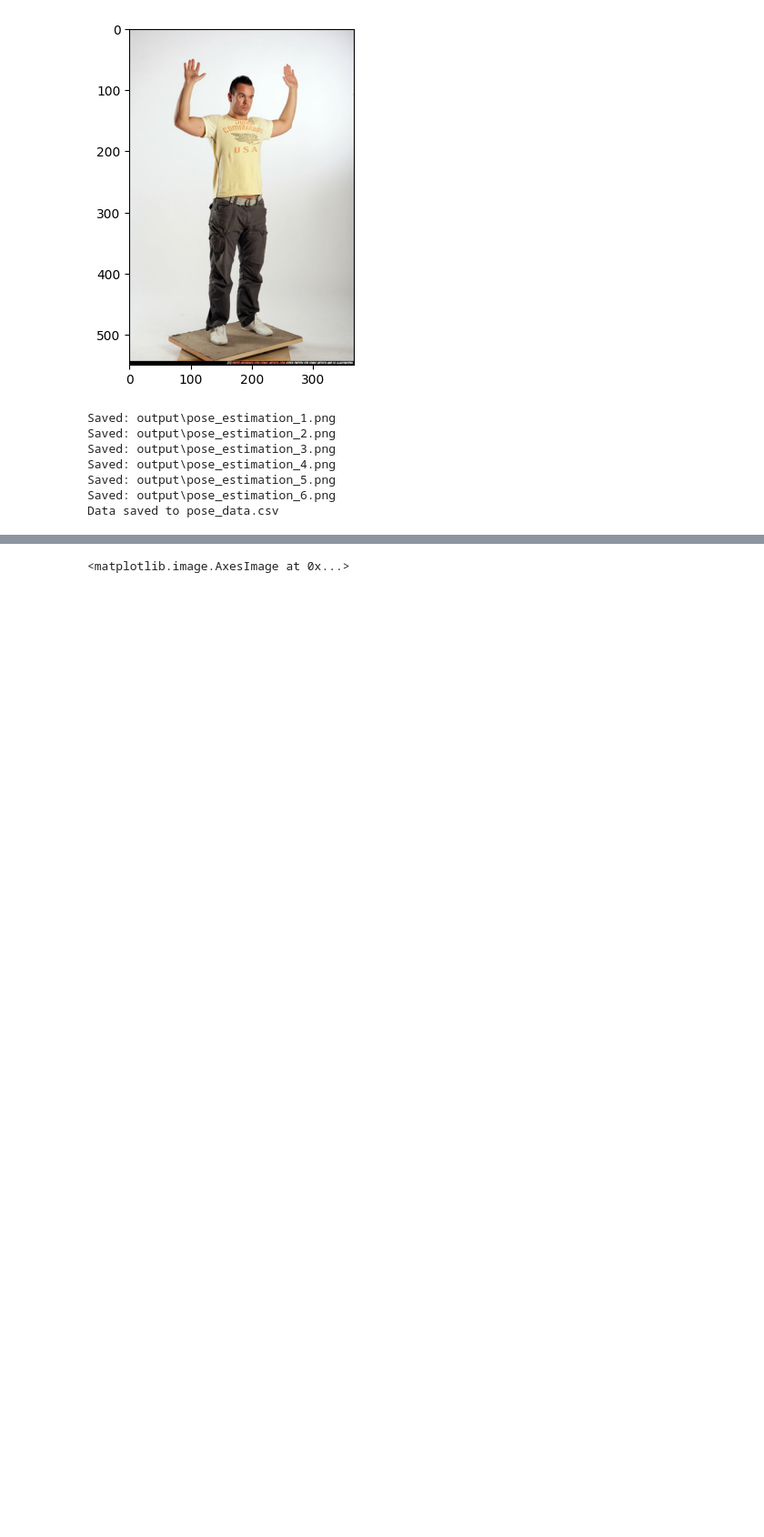
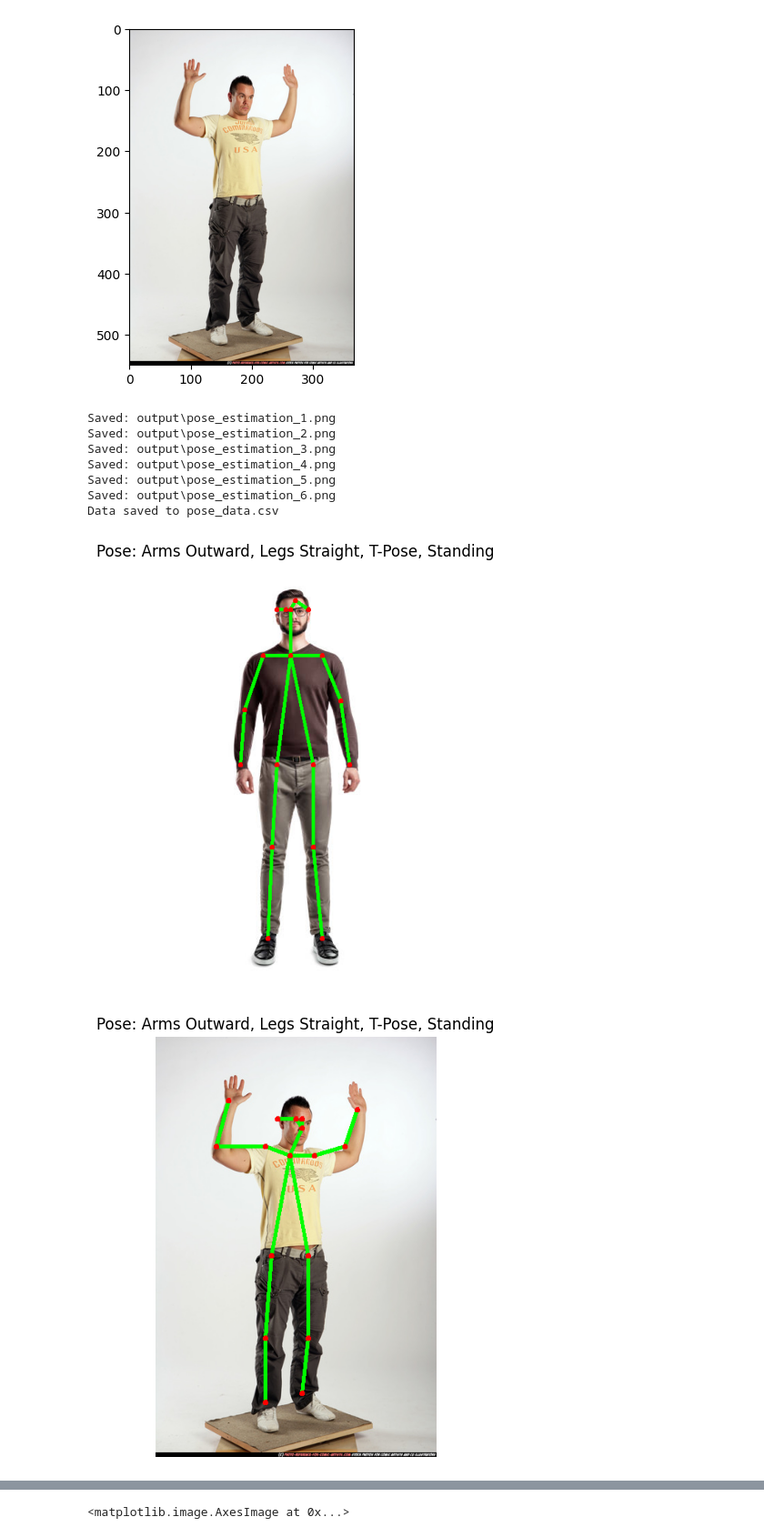
Before and after one commit to Redback-Operations/redback-orion, a Jupyter notebook: Player_Tracking/Pose_Matching_project/Pose_Estimation/pose_estimation_matching.ipynb, the cells around one changed output, grey strips where cells are left out. Shown at 91% size. Drawn from its saved outputs; the diff is of its cells as text; code cells hidden in the pictures; blank space fills up the shorter version.

Commit message:
Added inbuilt function within pose_estimation_matching to view the output directly within the file.

```diff
--- a/Player_Tracking/Pose_Matching_project/Pose_Estimation/pose_estimation_matching.ipynb
+++ b/Player_Tracking/Pose_Matching_project/Pose_Estimation/pose_estimation_matching.ipynb
@@ -279,3 +279,17 @@ Saved: output\pose_estimation_4.png
 Saved: output\pose_estimation_5.png
 Saved: output\pose_estimation_6.png
 Data saved to pose_data.csv
+# %%
+from IPython.display import Image, display
+import os
+
+def display_saved_images(output_dir="output"):
+    for filename in sorted(os.listdir(output_dir)):
+        if filename.endswith(".png"):
+            display(Image(filename=os.path.join(output_dir, filename)))
+
+# call image display funciton
+display_saved_images()
+# %% [output]
+[figure, added]
+[figure, added]
```
Also changed, not shown: parts of 1 cell of this notebook, 7 other files.
